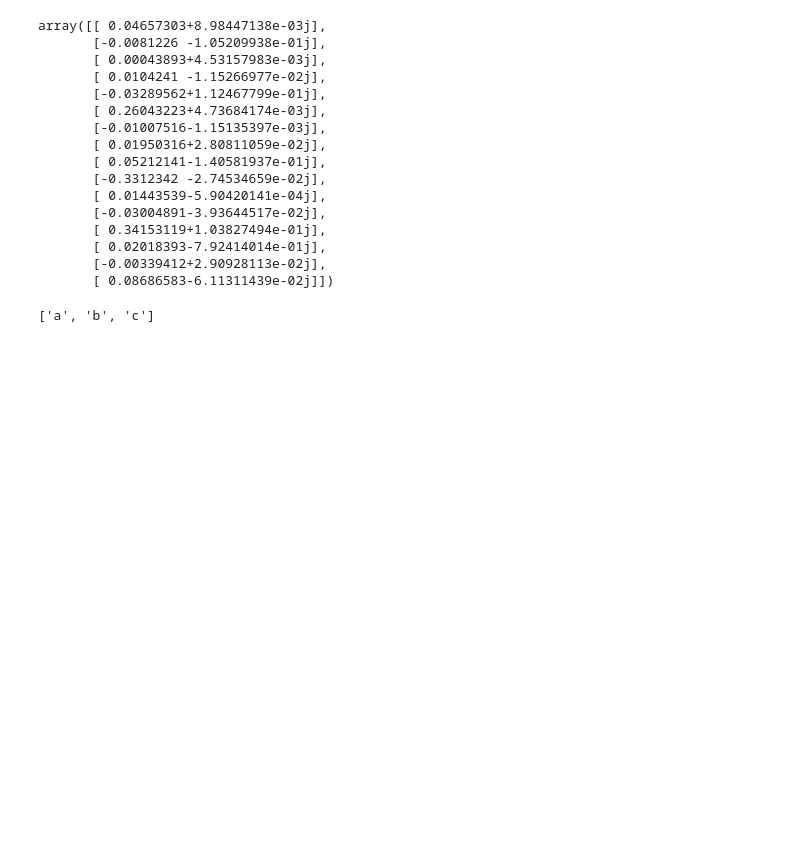
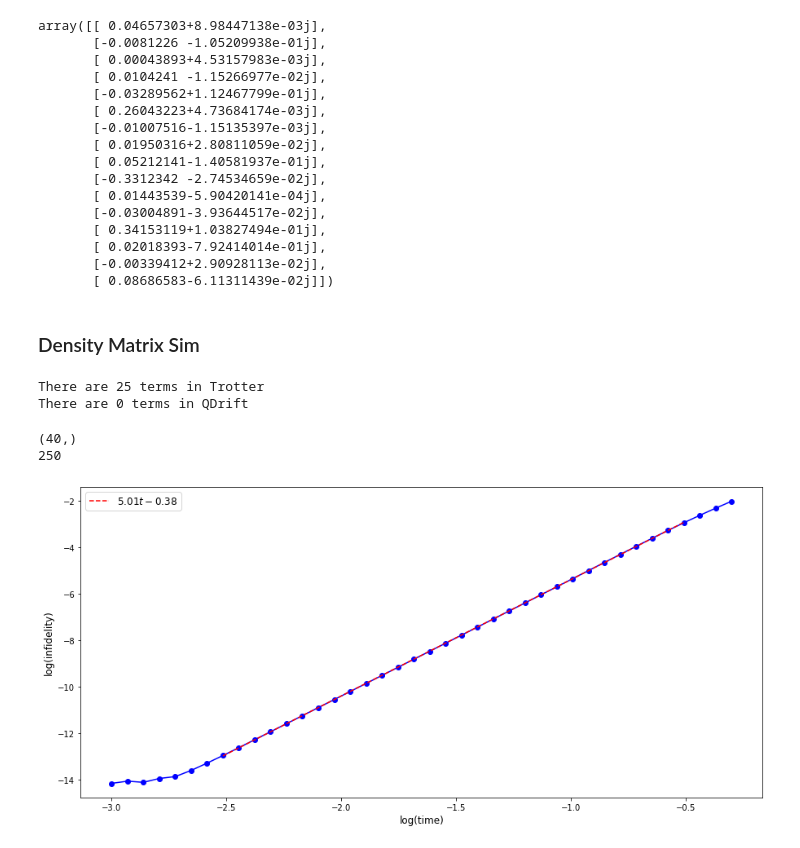
Before and after one commit to mattp97/Trotter-Qdrift-Simulation, a Jupyter notebook: Hybridized Simulation Jellium.ipynb, the cells around one changed output. Saved outputs shown, nothing was run; the diff lists cells and outputs as text; code cells hidden in the pictures; blank space fills up the shorter version.

```diff
--- a/Hybridized Simulation Jellium.ipynb
+++ b/Hybridized Simulation Jellium.ipynb
@@ -753,12 +821,56 @@ array([[ 0.04657303+8.98447138e-03j],
        [ 0.02018393-7.92414014e-01j],
        [-0.00339412+2.90928113e-02j],
        [ 0.08686583-6.11311439e-02j]])
-# %%
-wiki = {
-    1 : "a",
-    2 : "b",
-    3 : "c"
-}
-print(list(wiki.values()))
-# %% [output]
-['a', 'b', 'c']
+# %% [markdown]
+### Density Matrix Sim
+# %%
+dms = DensityMatrixSim(hamiltonian_list = graph_hamiltonian_list, inner_order=4, outer_order=1, partition="trotter", state_rand=True, pure=True)
+#dms.simulate(0.5, 2, 4)
+# %% [output]
+There are 25 terms in Trotter
+There are 0 terms in QDrift
+# %%
+iterations = 1
+qd_samples = 1
+
+tStart = 0.001
+tFinal = 0.5
+tSteps = 40
+times = np.geomspace(tStart, tFinal, tSteps)
+
+trace_distance = []
+for t in times:
+    trace_distance.append(dms.sim_distance(t, qd_samples, iterations))
+
+log_trace_distance = np.log10(trace_distance)
+log_times = np.log10(times)
+print(log_trace_distance.shape)
+print(dms.gate_count)
+# %% [output]
+(40,)
+250
+# %%
+data1 = log_trace_distance #[:, 0, 0]
+plt.figure(figsize = (15, 7))
+plt.plot(log_times, data1, 'bo-')
+plt.xlabel('log(time)', size = 12)
+plt.ylabel('log(infidelity)', size = 12)
+
+start_fit_points=7  #declare the starting point to fit in the data
+end_fit_points = -4
+
+p = np.polyfit(log_times[start_fit_points: end_fit_points], data1[start_fit_points: end_fit_points], 1)
+f = np.poly1d(p)
+
+t_new = np.linspace(log_times[start_fit_points], log_times[end_fit_points], 50)
+y_new = f(t_new)
+
+data1 = symbols("t")
+poly = sum(S("{:6.2f}".format(v))*data1**i for i, v in enumerate(p[::-1]))
+eq_latex = printing.latex(poly)
+
+plt.plot(t_new, y_new, 'r--', label="${}$".format(eq_latex))
+plt.legend(fontsize="large")
+plt.show()
+# %% [output]
+[figure, added]
```
Also changed, not shown: parts of 8 cells of this notebook, 1 other file.
